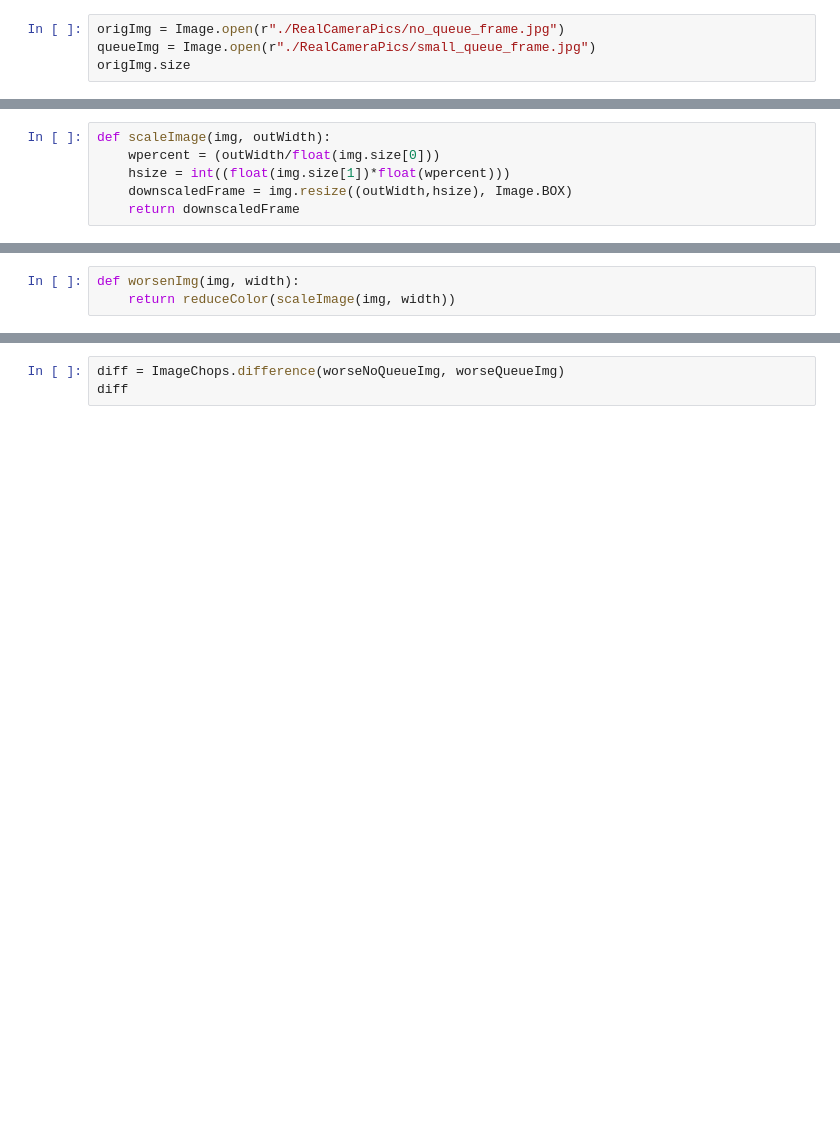
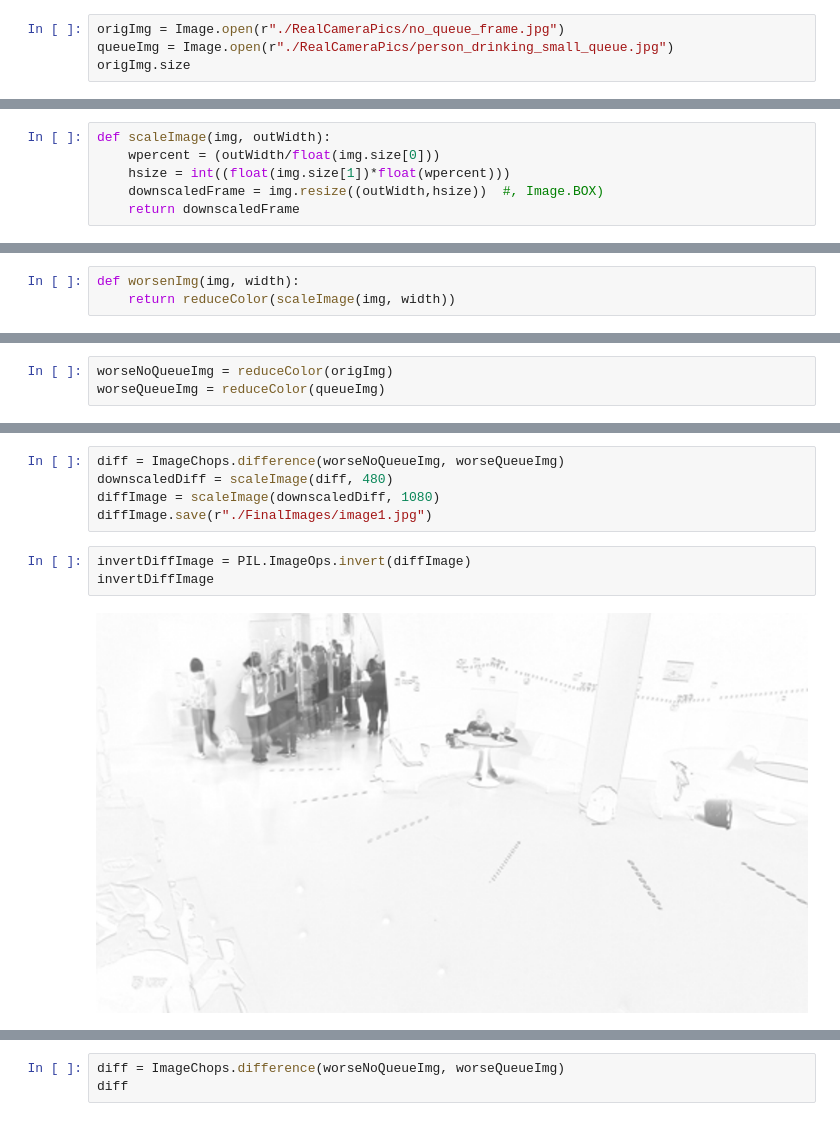
Before and after one commit to limon56/Queue-Track-Letovo, a Jupyter notebook: testing.ipynb, the cells around one changed output, grey strips where cells are left out. Cells and saved outputs as stored; diff of their text form; blank space fills up the shorter version.

```diff
--- a/testing.ipynb
+++ b/testing.ipynb
@@ -5,6 +8,6 @@ from matplotlib import pyplot as plt
 # %%
 origImg = Image.open(r"./RealCameraPics/no_queue_frame.jpg")
-queueImg = Image.open(r"./RealCameraPics/small_queue_frame.jpg")
+queueImg = Image.open(r"./RealCameraPics/person_drinking_small_queue.jpg")
 origImg.size
 # %% [output]
 (1920, 1080)
@@ -16,7 +24,7 @@ origImg
 def scaleImage(img, outWidth):
     wpercent = (outWidth/float(img.size[0]))
     hsize = int((float(img.size[1])*float(wpercent)))
-    downscaledFrame = img.resize((outWidth,hsize), Image.BOX)
+    downscaledFrame = img.resize((outWidth,hsize))  #, Image.BOX)
     return downscaledFrame
 # %%
 def reduceColor(img):
@@ -31,2 +36,5 @@ worseQueueImg = worsenImg(queueImg, queueImg.size[0]//4)
+# %%
+worseNoQueueImg = reduceColor(origImg)
+worseQueueImg = reduceColor(queueImg)
 # %%
 worseNoQueueImg
@@ -34,0 +47,10 @@ worseQueueImg
+# %%
+diff = ImageChops.difference(worseNoQueueImg, worseQueueImg)
+downscaledDiff = scaleImage(diff, 480)
+diffImage = scaleImage(downscaledDiff, 1080)
+diffImage.save(r"./FinalImages/image1.jpg")
+# %%
+invertDiffImage = PIL.ImageOps.invert(diffImage)
+invertDiffImage
+# %% [output]
+[figure, added]
```
Also changed, not shown: parts of 15 cells of this notebook.
